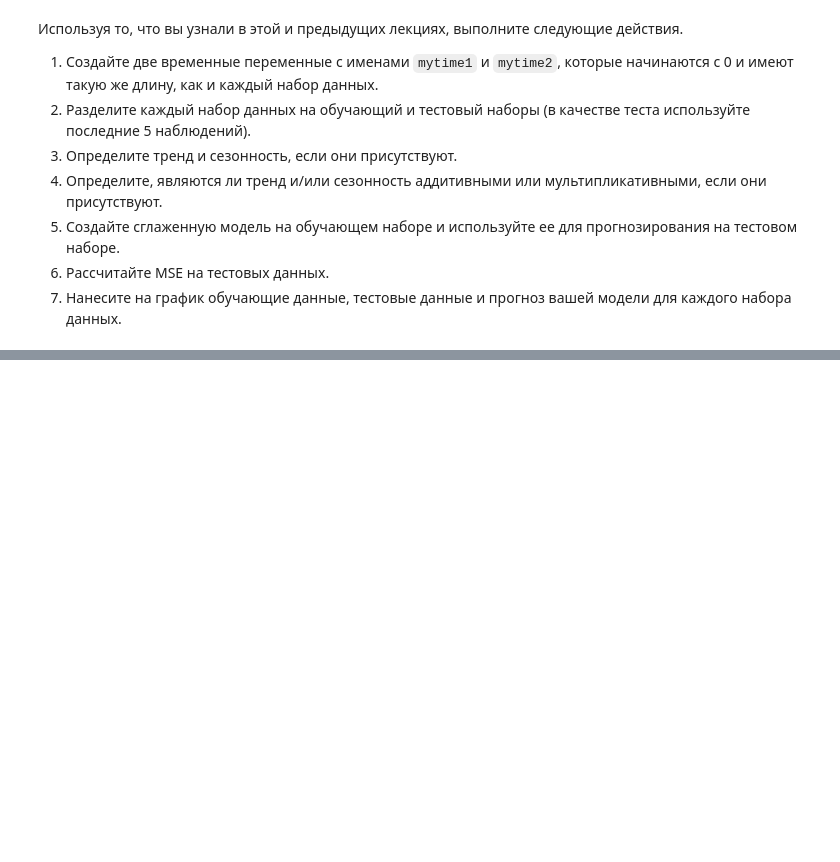
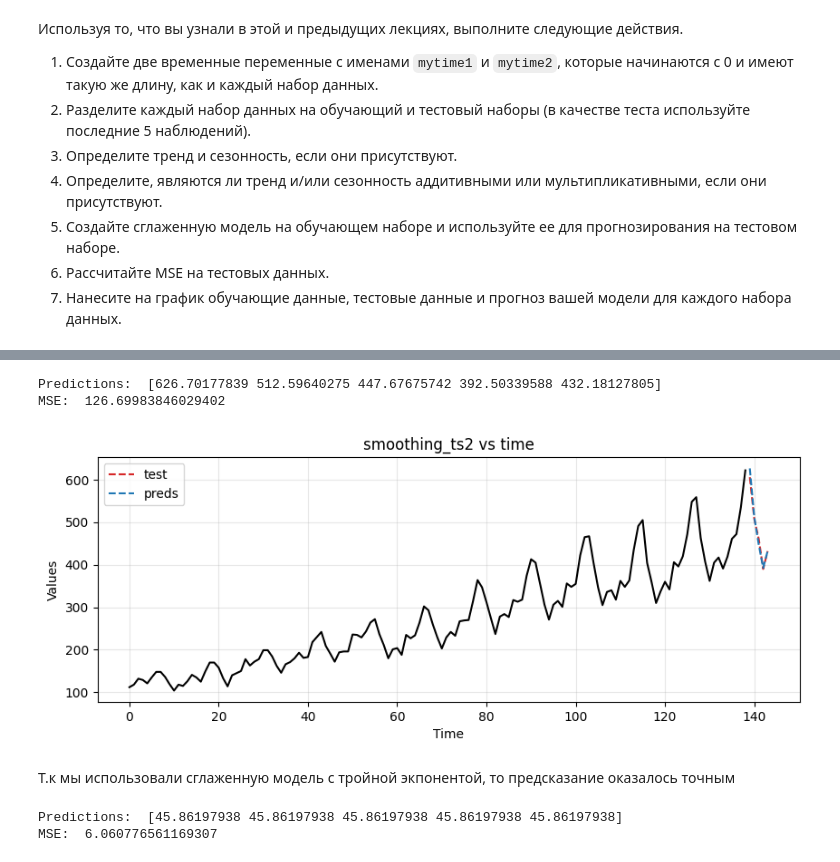
Before and after one commit to QS1lE/ml_time.series.2, a Jupyter notebook: practice 3/3 smoothing.ipynb, the cells around one changed output, grey strips where cells are left out. Drawn from its saved outputs; the diff is of its cells as text; code cells hidden in the pictures; blank space fills up the shorter version.

```diff
--- a/practice 3/3 smoothing.ipynb
+++ b/practice 3/3 smoothing.ipynb
@@ -718,2 +719,9 @@ print(len(smoothing_ts2))
 mytime1 = np.arange(len(smoothing_ts1))
 mytime2 = np.arange(len(smoothing_ts2))
+# %%
+# Train/test split
+train1 = smoothing_ts1[:-5]
+test1 = smoothing_ts1[-5:]
+
+train2 = smoothing_ts2[:-5]
+test2 = smoothing_ts2[-5:]
@@ -719,0 +782,41 @@ mytime2 = np.arange(len(smoothing_ts2))
+# %%
+# Рассчитываем Predictions и MSE на тестовых данных для первого датасета
+from statsmodels.tsa.api import ExponentialSmoothing
+
+triple1 = ExponentialSmoothing(train1,
+                              trend="additive",
+                              seasonal="multiplicative",
+                              seasonal_periods=12).fit(optimized=True)
+triple_preds1 = triple1.forecast(len(test1))
+triple_mse1 = mse(test1, triple_preds1)
+print("Predictions: ", triple_preds1)
+print("MSE: ", triple_mse1)
+# %% [output]
+Predictions:  [626.70177839 512.59640275 447.67675742 392.50339588 432.18127805]
+MSE:  126.69983846029402
+# %%
+run_sequence_plot(mytime1[:-5], train1, title="smoothing_ts2 vs time")
+plt.plot(mytime1[-5:], test1, 'tab:red', linestyle="--", label="test")
+plt.plot(mytime1[-5:], triple_preds1, 'tab:blue', linestyle="--", label="preds")
+plt.legend(loc='upper left');
+# %% [output]
+[figure, added]
+# %% [markdown]
+Т.к мы использовали сглаженную модель с тройной экпонентой, то предсказание оказалось точным
+# %%
+# Рассчитываем Predictions и MSE на тестовых данных для второго датасета с помощью одной экспоненты
+# find mean of series
+smoothing_train2_avg = np.mean(train2)
+
+# create array of mean value equal to length of time array
+smoothing_ts2_avg_preds = np.full(shape=len(test2), fill_value=smoothing_train2_avg, dtype='float')
+
+# mse
+simple_mse2 = mse(test2, smoothing_ts2_avg_preds)
+
+# results
+print("Predictions: ", smoothing_ts2_avg_preds)
+print("MSE: ", simple_mse2)
+# %% [output]
+Predictions:  [45.86197938 45.86197938 45.86197938 45.86197938 45.86197938]
+MSE:  6.060776561169307
```
Also changed, not shown: parts of 15 cells of this notebook.
